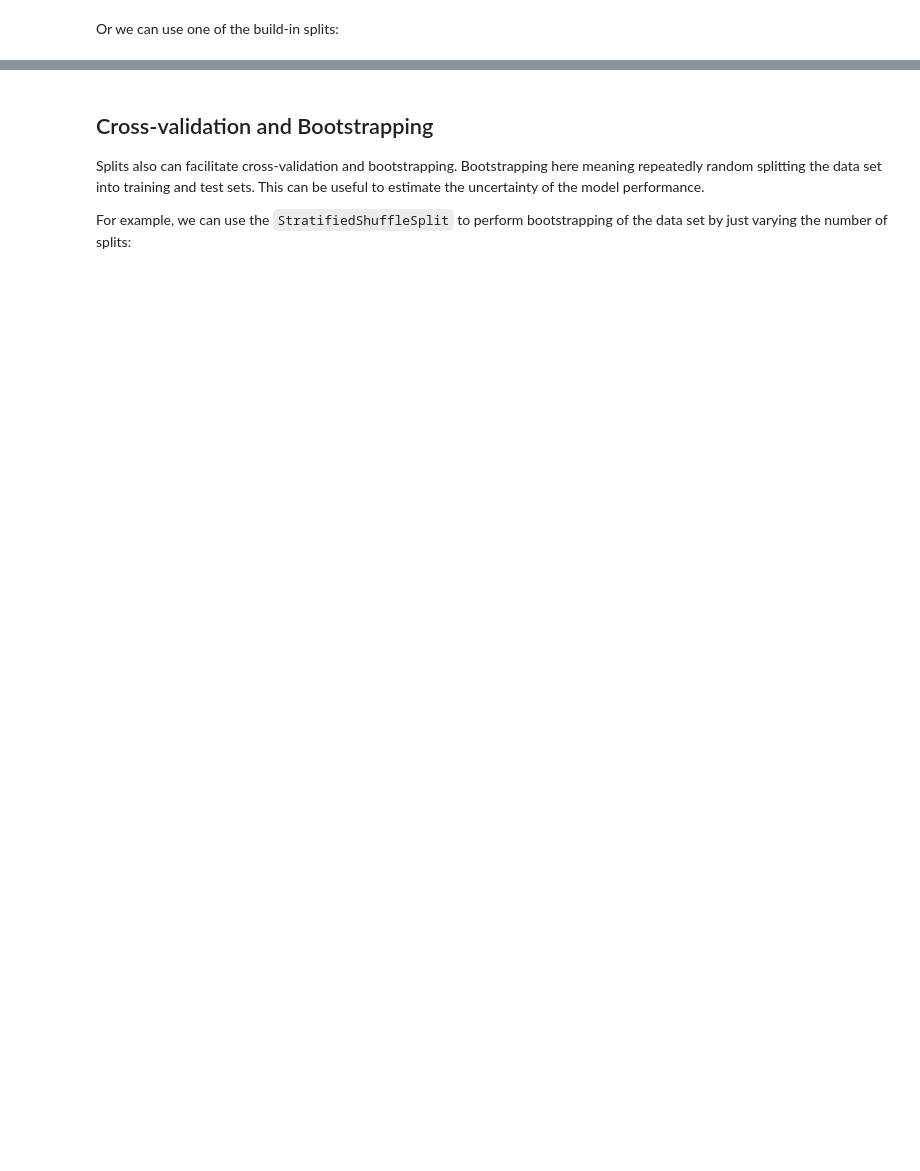
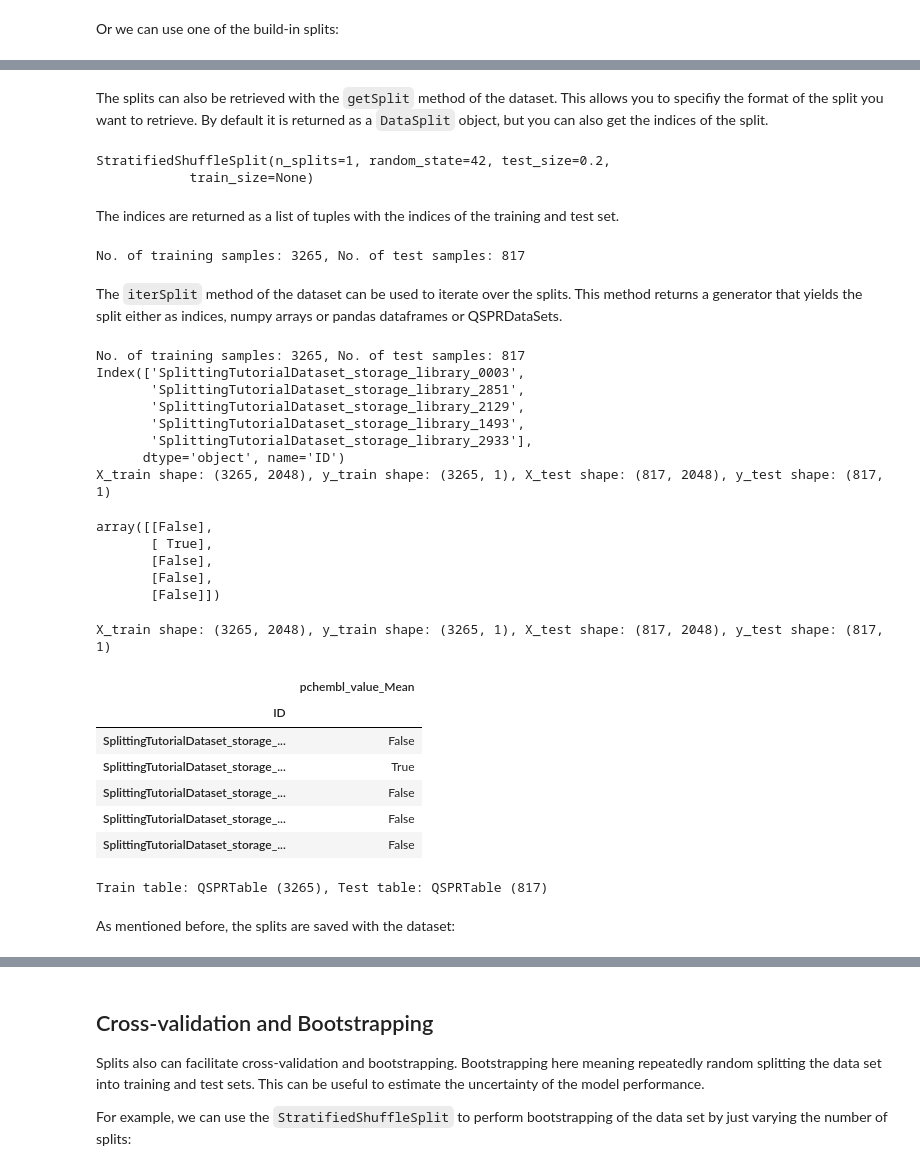
Before and after one commit to CDDLeiden/QSPRpred, a Jupyter notebook: tutorials/basics/data/data_splitting.ipynb, the cells around one changed output, grey strips where cells are left out. Cells and saved outputs as stored; diff of their text form; code cells hidden in the pictures; blank space fills up the shorter version.

```diff
--- a/tutorials/basics/data/data_splitting.ipynb
+++ b/tutorials/basics/data/data_splitting.ipynb
@@ -123,0 +146,10 @@ You can find an overview of all the splits in the [documentation](https://cddlei
+# %%
+dataset.addSplit(
+    StratifiedShuffleSplit(n_splits=1, test_size=0.2, random_state=dataset.randomState),
+    name="stratified_split"
+)
+dataset.addSplit(RandomSplit(test_fraction=0.2), name="random_split")
+
+print(dataset.splits.keys())
+
+print(dataset.splits["stratified_split"])
@@ -123,0 +174,58 @@ You can find an overview of all the splits in the [documentation](https://cddlei
+# %% [markdown]
+The splits can also be retrieved with the `getSplit` method of the dataset. This allows you to specifiy the format of the split you want to retrieve.
+By default it is returned as a `DataSplit` object, but you can also get the indices of the split.
+# %%
+# Get the DataSplit object
+dataset.getSplit("stratified_split")
+# %% [output]
+StratifiedShuffleSplit(n_splits=1, random_state=42, test_size=0.2,
+            train_size=None)
+# %% [markdown]
+The indices are returned as a list of tuples with the indices of the training and test set.
+# %%
+train_ids, test_ids = dataset.getSplit("stratified_split", as_type="ids")[0]
+print(f"No. of training samples: {len(train_ids)}, No. of test samples: {len(test_ids)}")
+# %% [output]
+No. of training samples: 3265, No. of test samples: 817
+# %% [markdown]
+The `iterSplit` method of the dataset can be used to iterate over the splits. This method returns a generator that yields the split either as indices, numpy arrays or pandas dataframes or QSPRDataSets.
+# %%
+train_ids, test_ids = next(dataset.iterSplit("stratified_split", as_type="ids"))
+print(f"No. of training samples: {len(train_ids)}, No. of test samples: {len(test_ids)}")
+print(train_ids[:5])
+
+X_train, y_train, X_test, y_test = next(dataset.iterSplit("stratified_split", as_type="numpy"))
+print(f"X_train shape: {X_train.shape}, y_train shape: {y_train.shape}, X_test shape: {X_test.shape}, y_test shape: {y_test.shape}")
+display(y_train[:5])
+
+X_train, y_train, X_test, y_test = next(dataset.iterSplit("stratified_split", as_type="pandas"))
+print(f"X_train shape: {X_train.shape}, y_train shape: {y_train.shape}, X_test shape: {X_test.shape}, y_test shape: {y_test.shape}")
+display(y_train.head())
+
+train, test = next(dataset.iterSplit("stratified_split", as_type="QSPRTable"))
+print(f"Train table: {train}, Test table: {test}")
+# %% [output]
+No. of training samples: 3265, No. of test samples: 817
+Index(['SplittingTutorialDataset_storage_library_0003',
+       'SplittingTutorialDataset_storage_library_2851',
+       'SplittingTutorialDataset_storage_library_2129',
+       'SplittingTutorialDataset_storage_library_1493',
+       'SplittingTutorialDataset_storage_library_2933'],
+      dtype='object', name='ID')
+X_train shape: (3265, 2048), y_train shape: (3265, 1), X_test shape: (817, 2048), y_test shape: (817, 1)
+array([[False],
+       [ True],
+       [False],
+       [False],
+       [False]])
+X_train shape: (3265, 2048), y_train shape: (3265, 1), X_test shape: (817, 2048), y_test shape: (817, 1)
+|  | pchembl_value_Mean |
+| ID |  |
+| SplittingTutorialDataset_storage_... | False |
+| SplittingTutorialDataset_storage_... | True |
+| SplittingTutorialDataset_storage_... | False |
+| SplittingTutorialDataset_storage_... | False |
+| SplittingTutorialDataset_storage_... | False |
+Train table: QSPRTable (3265), Test table: QSPRTable (817)
+# %% [markdown]
+As mentioned before, the splits are saved with the dataset:
```
Also changed, not shown: parts of 31 cells of this notebook.
